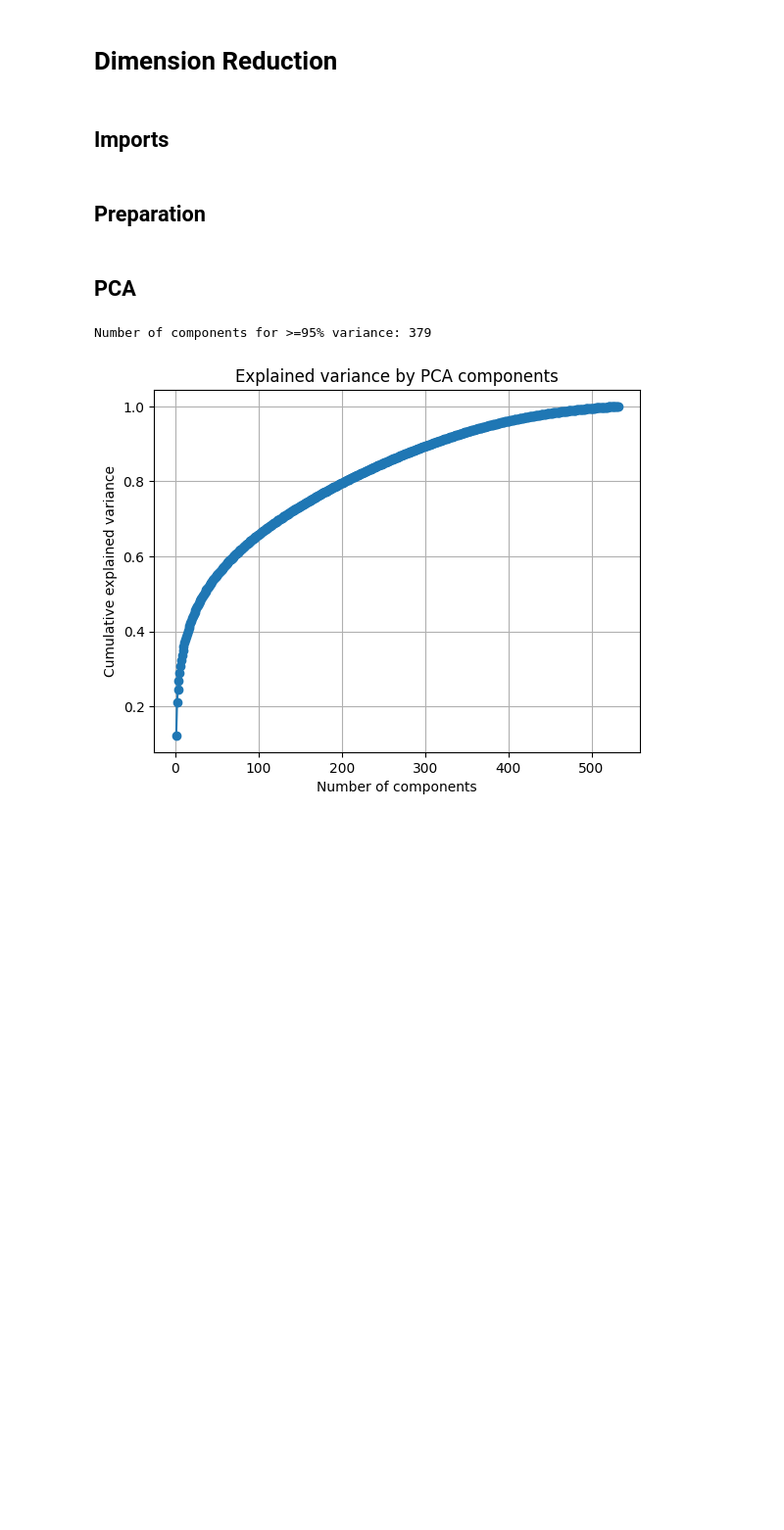
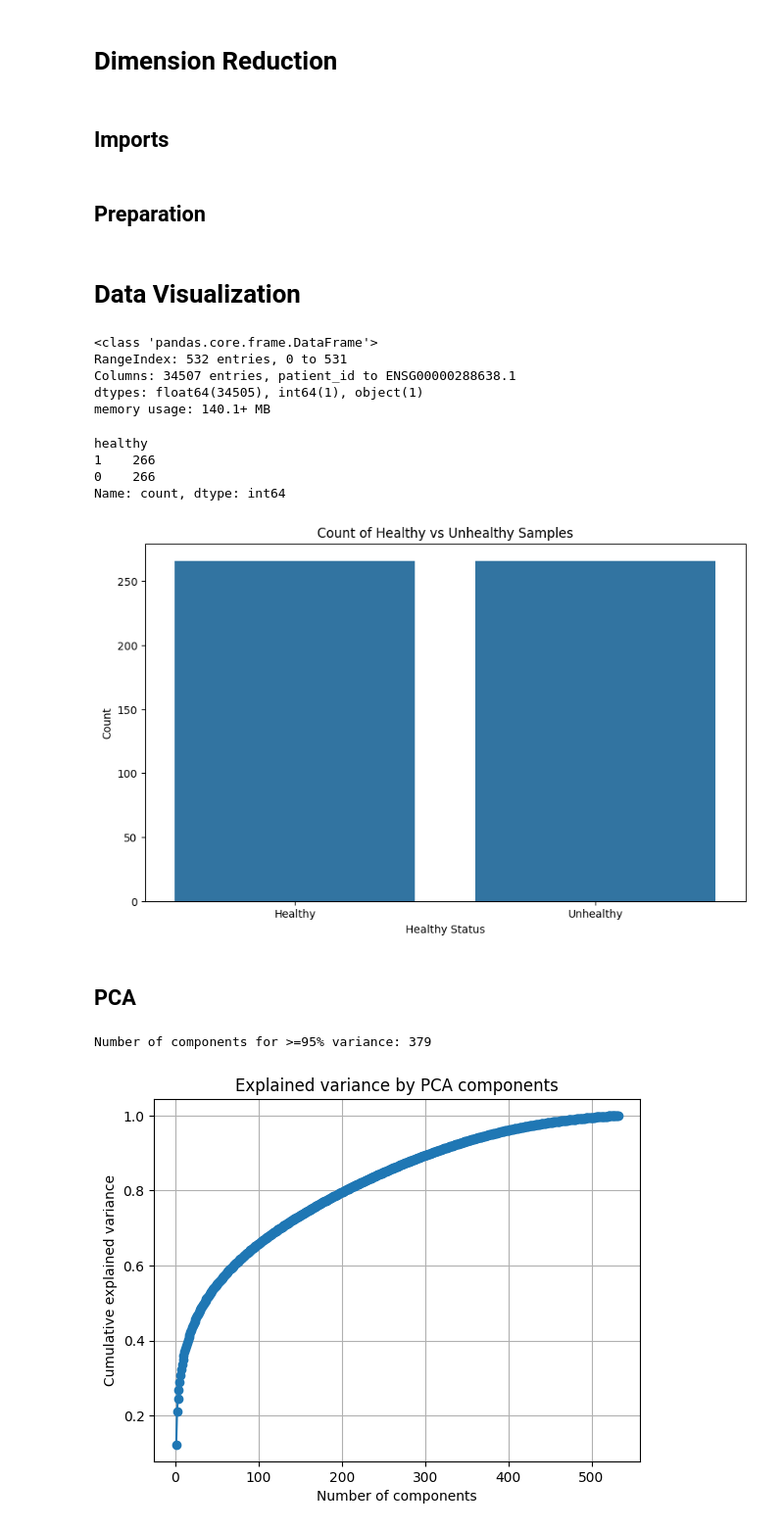
Before and after one commit to tobitotaku/ai-brain-tumor, a Jupyter notebook: 02_dimension_reduction.ipynb, the cells around one changed output. Shown: that part at 98% size. Saved outputs shown, nothing was run; the diff lists cells and outputs as text; code cells hidden in the pictures; blank space fills up the shorter version.

Commit message:
data vizualization

```diff
--- a/02_dimension_reduction.ipynb
+++ b/02_dimension_reduction.ipynb
@@ -26,6 +26,35 @@ df = pd.read_csv(data_path)
 df = df.dropna(axis=1)
 X = df.drop(['healthy', 'patient_id'], axis=1)
 Y = df['healthy']
+# %% [markdown]
+# Data Visualization
+# %%
+df.info()
+# %% [output]
+<class 'pandas.core.frame.DataFrame'>
+RangeIndex: 532 entries, 0 to 531
+Columns: 34507 entries, patient_id to ENSG00000288638.1
+dtypes: float64(34505), int64(1), object(1)
+memory usage: 140.1+ MB
+# %%
+healthy_counts = Y.value_counts()
+print(healthy_counts)
+# %% [output]
+healthy
+1    266
+0    266
+Name: count, dtype: int64
+# %%
+plt.figure(figsize=(10, 6))
+sns.countplot(x='healthy', data=df)
+plt.title('Count of Healthy vs Unhealthy Samples')
+
+plt.xlabel('Healthy Status')
+plt.ylabel('Count')
+plt.xticks([0, 1], ['Healthy', 'Unhealthy'])
+plt.show()
+# %% [output]
+[figure, added]
 # %% [markdown]
 ## PCA
 # %%
```
